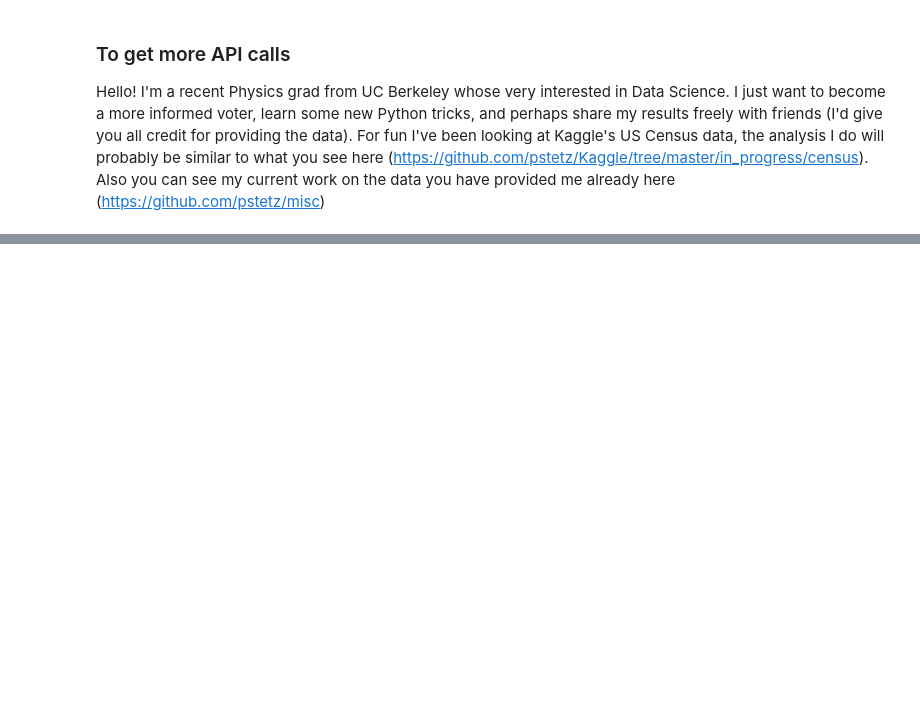
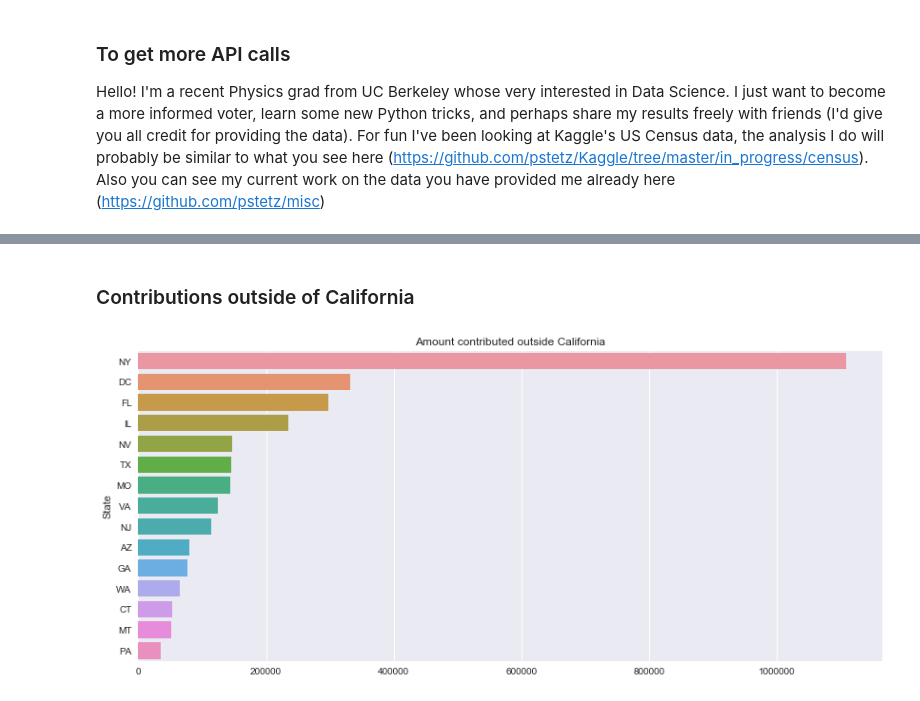
Before and after one commit to pstetz/misc, a Jupyter notebook: in_progress/pandas_elections/2018.ipynb, the cells around one changed output, grey strips where cells are left out. Cells and saved outputs as stored; diff of their text form; code cells hidden in the pictures; blank space fills up the shorter version.

```diff
--- a/in_progress/pandas_elections/2018.ipynb
+++ b/in_progress/pandas_elections/2018.ipynb
@@ -42,19 +96,3 @@ elec.head()
 | 2 | VILLARAIGOSA, ANTONIO | Pending-Top Two Primary | Pending | DEMOCRATIC | Democratic | CA | ... |
 | 3 | COX, JOHN H | Pending-Top Two Primary | Pending | REPUBLICAN | Republican | CA | ... |
 | 4 | BECERRA, XAVIER | Pending-Top Two Primary | Pending | DEMOCRATIC | Democratic | CA | ... |
-# %%
-newsom = pd.read_csv("data/g_newsom.csv")
-
-newsom = newsom.drop(['request', 'Original_Name:token', 'Original_Name:id',
-                      'Contributor:token', 'Contributor:id', 'Type_of_Contributor:token', 'Type_of_Contributor:id',
-                      'Specific_Business:token', 'Specific_Business:id', 'General_Industry:token',
-       'General_Industry:id','Broad_Sector:token',
-       'Broad_Sector:id','Amount:token', 'Amount:id','Date:token', 'Date:id','Last_Updated:token',
-       'Last_Updated:id','Type_of_Transaction:token',
-       'Type_of_Transaction:id', 'Purpose:token',
-       'Purpose:id', 'City:token', 'City:id', 'State:token',
-       'State:id', 'Zip:token', 'Zip:id', 'In-State:token',
-       'In-State:id',], axis=1)
-
-print(newsom.columns)
-newsom.head()
@@ -81,0 +210,8 @@ Index(['request', 'Original_Name:token', 'Original_Name:id', 'Original_Name',
+# %% [markdown]
+### Contributions outside of California
+# %%
+plt.figure(figsize=(14, 6))
+data = newsom[newsom.State != "CA"].groupby("State")["Amount"].sum().sort_values(ascending=False).head(15)
+_ = sns.barplot(data.values, data.index).set(title="Amount contributed outside California")
+# %% [output]
+[figure, added]
```
Also changed, not shown: parts of 25 cells of this notebook, 2 other files.
